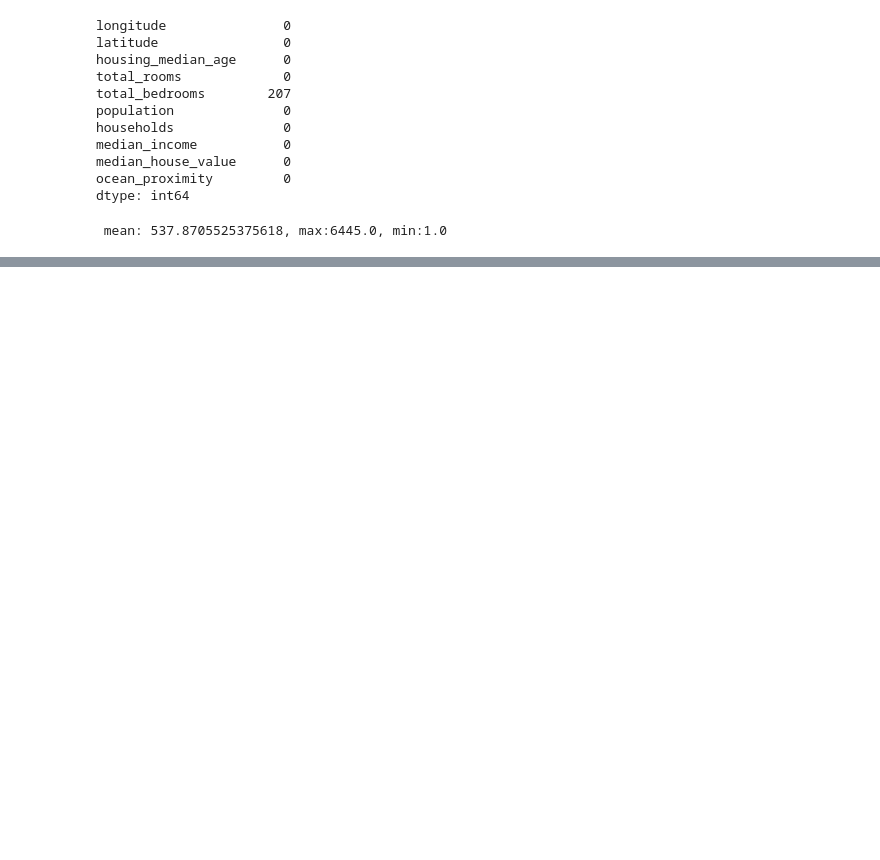
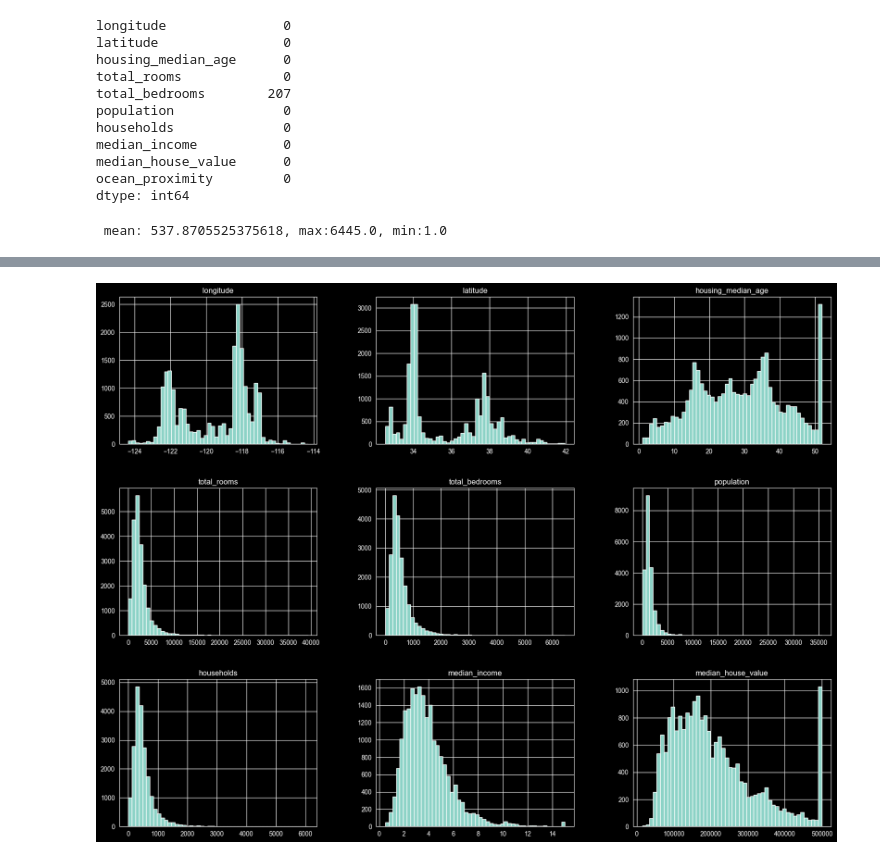
Before and after one commit to Shotza247/California_Housing_PredictionV1, a Jupyter notebook: models/California_Housing.ipynb, the cells around one changed output, grey strips where cells are left out. Drawn from its saved outputs; the diff is of its cells as text; code cells hidden in the pictures; blank space fills up the shorter version.

```diff
--- a/models/California_Housing.ipynb
+++ b/models/California_Housing.ipynb
@@ -71,0 +77,5 @@ print(f' mean: {TBedmean}, max:{TBedmax}, min:{TBedmin}')
+# %%
+df.hist(bins=50,figsize=(20,15))
+plt.show()
+# %% [output]
+[figure, added]
```
Also changed, not shown: parts of 3 cells of this notebook.
